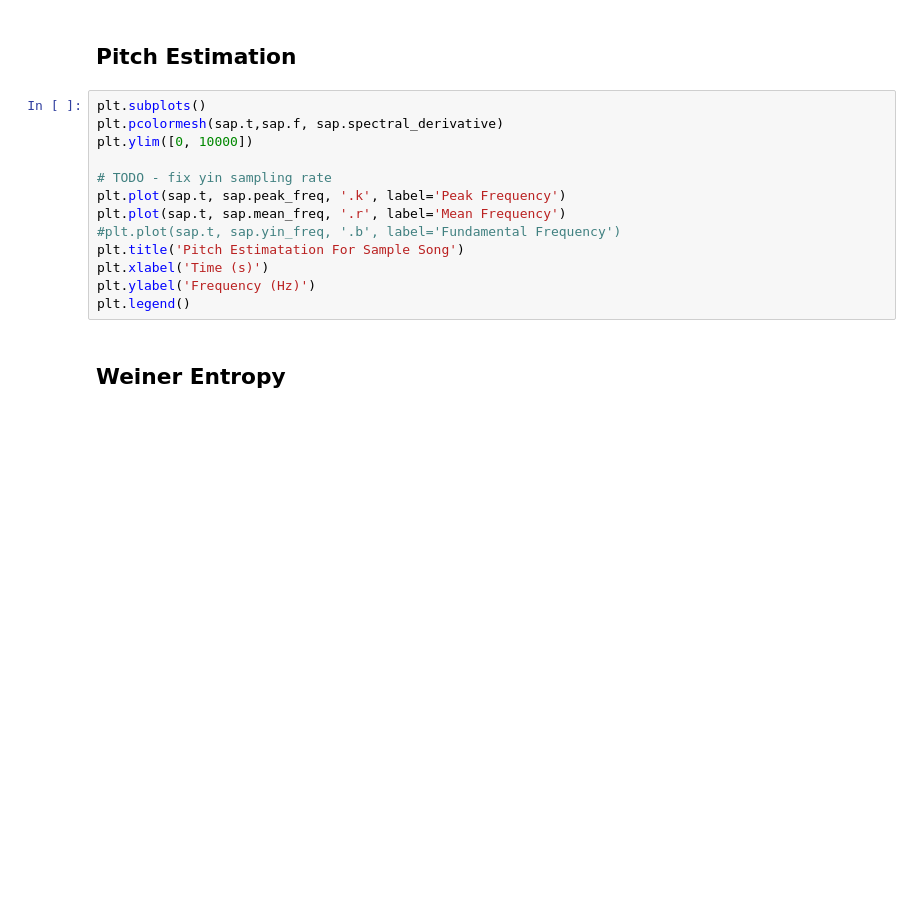
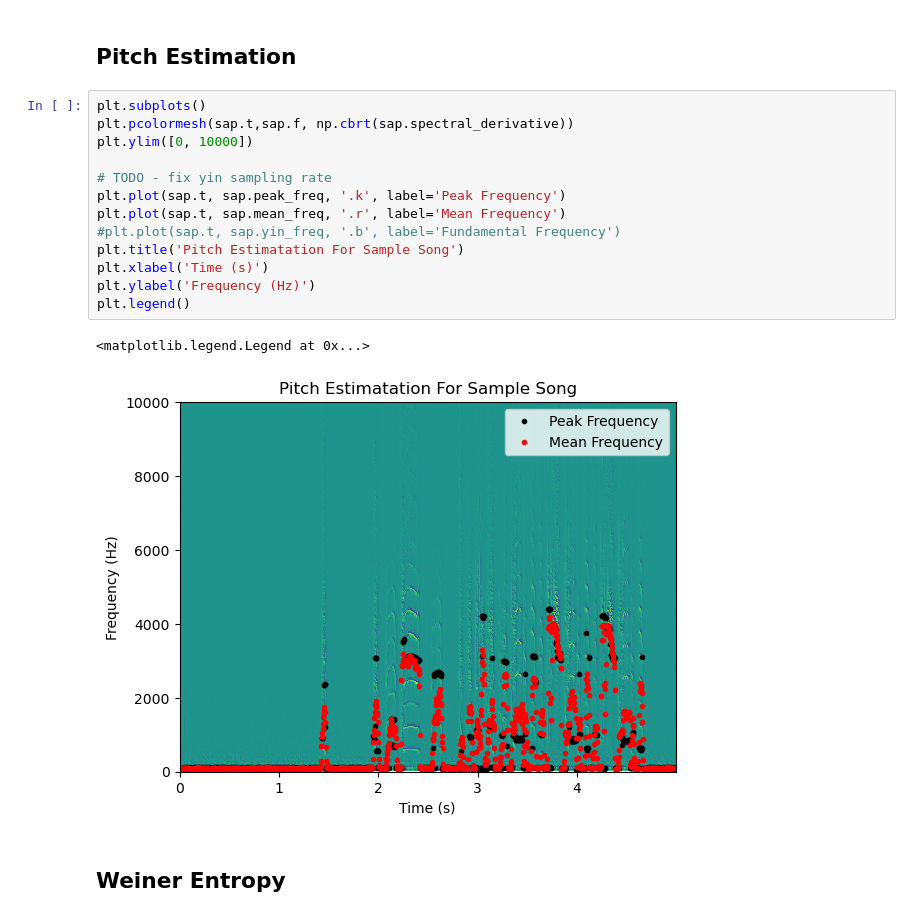
Before and after one commit to nriveira/birdsong, a Jupyter notebook: SAP_features_test.ipynb, the cells around one changed output. Drawn from its saved outputs; the diff is of its cells as text; blank space fills up the shorter version.

```diff
--- a/SAP_features_test.ipynb
+++ b/SAP_features_test.ipynb
@@ -48,17 +59,20 @@ ax2.plot(sap.t, sap.amplitude**2)
 ## Pitch Estimation
 # %%
 plt.subplots()
-plt.pcolormesh(sap.t,sap.f, sap.spectral_derivative)
+plt.pcolormesh(sap.t,sap.f, np.cbrt(sap.spectral_derivative))
 plt.ylim([0, 10000])
 
 # TODO - fix yin sampling rate
 plt.plot(sap.t, sap.peak_freq, '.k', label='Peak Frequency')
 plt.plot(sap.t, sap.mean_freq, '.r', label='Mean Frequency')
 #plt.plot(sap.t, sap.yin_freq, '.b', label='Fundamental Frequency')
 plt.title('Pitch Estimatation For Sample Song')
 plt.xlabel('Time (s)')
 plt.ylabel('Frequency (Hz)')
 plt.legend()
+# %% [output]
+<matplotlib.legend.Legend at 0x...>
+[figure, added]
 # %% [markdown]
 ## Weiner Entropy
 # %%
```
Also changed, not shown: parts of 7 cells of this notebook, 1 other file.
